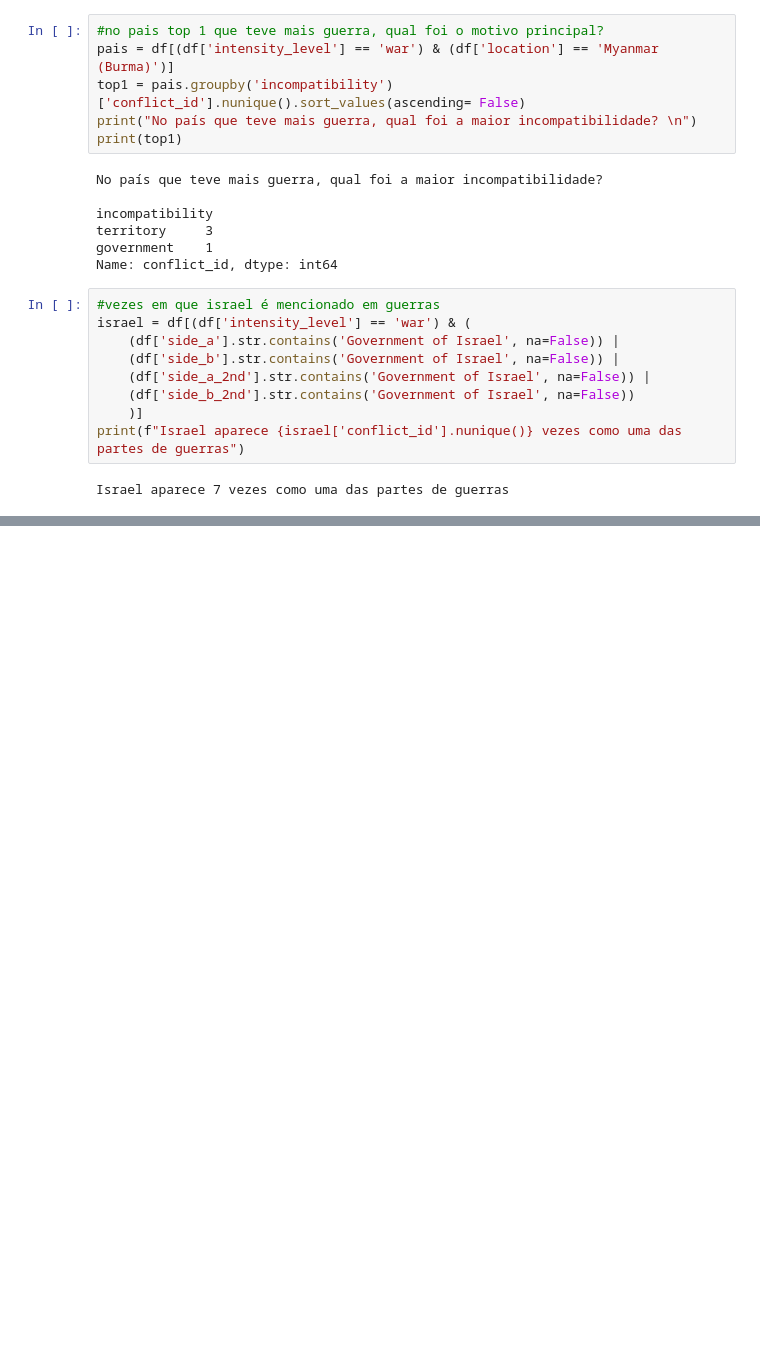
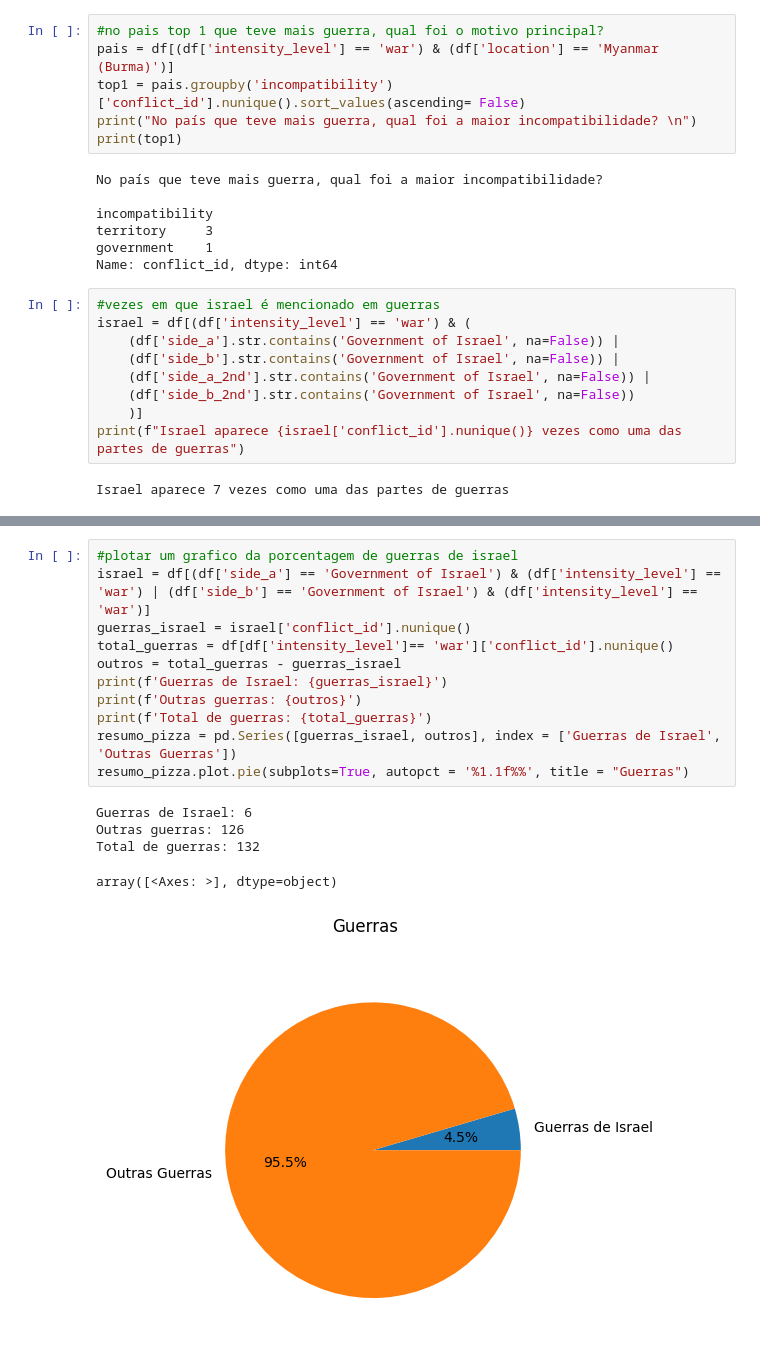
Before and after one commit to IuryFranca15/Conflitos_armados_database, a Jupyter notebook: conflitos.ipynb, the cells around one changed output, grey strips where cells are left out. Cells and saved outputs as stored; diff of their text form; blank space fills up the shorter version.

```diff
--- a/conflitos.ipynb
+++ b/conflitos.ipynb
@@ -240,0 +235,17 @@ Porcentagem de guerras que os EUA se meteram 14.39%
+# %%
+#plotar um grafico da porcentagem de guerras de israel
+israel = df[(df['side_a'] == 'Government of Israel') & (df['intensity_level'] == 'war') | (df['side_b'] == 'Government of Israel') & (df['intensity_level'] == 'war')]
+guerras_israel = israel['conflict_id'].nunique()
+total_guerras = df[df['intensity_level']== 'war']['conflict_id'].nunique()
+outros = total_guerras - guerras_israel
+print(f'Guerras de Israel: {guerras_israel}')
+print(f'Outras guerras: {outros}')
+print(f'Total de guerras: {total_guerras}')
+resumo_pizza = pd.Series([guerras_israel, outros], index = ['Guerras de Israel', 'Outras Guerras'])
+resumo_pizza.plot.pie(subplots=True, autopct = '%1.1f%%', title = "Guerras")
+# %% [output]
+Guerras de Israel: 6
+Outras guerras: 126
+Total de guerras: 132
+array([<Axes: >], dtype=object)
+[figure, added]
```
Also changed, not shown: parts of 4 cells of this notebook.
